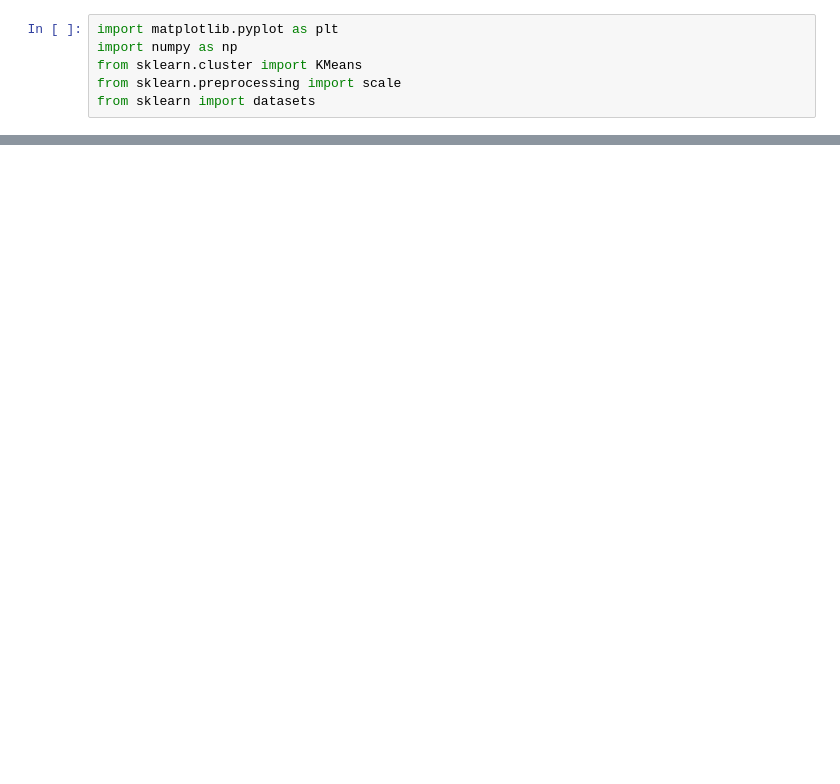
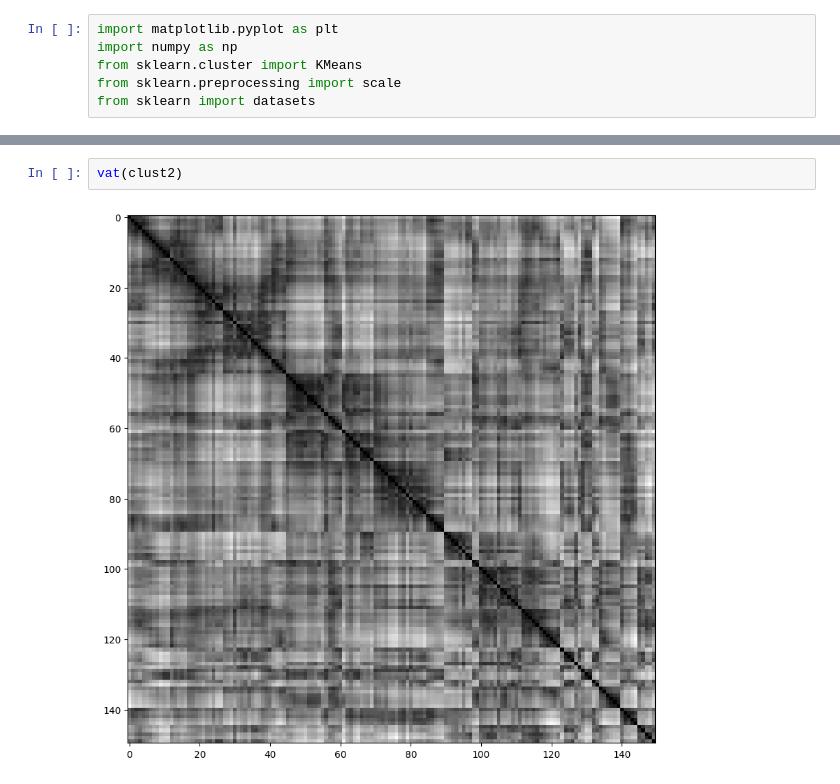
Before and after one commit to Viero19G/curso_ia, a Jupyter notebook: tecnicas_avancadas_de_clusters/cluster.ipynb, the cells around one changed output, grey strips where cells are left out. Drawn from its saved outputs; the diff is of its cells as text; blank space fills up the shorter version.

```diff
--- a/tecnicas_avancadas_de_clusters/cluster.ipynb
+++ b/tecnicas_avancadas_de_clusters/cluster.ipynb
@@ -12,0 +50,4 @@ ImportError: Numba needs NumPy 2.0 or less. Got NumPy 2.1.
+# %%
+vat(clust2)
+# %% [output]
+[figure, added]
```
Also changed, not shown: parts of 13 cells of this notebook.
